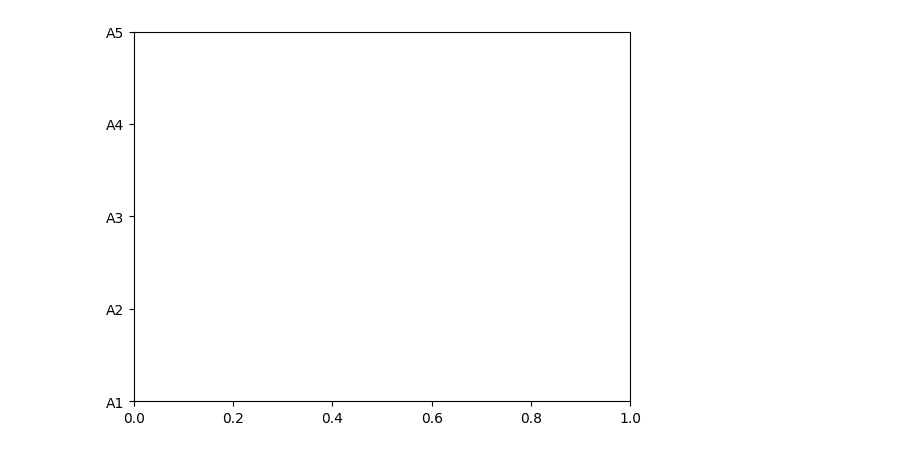
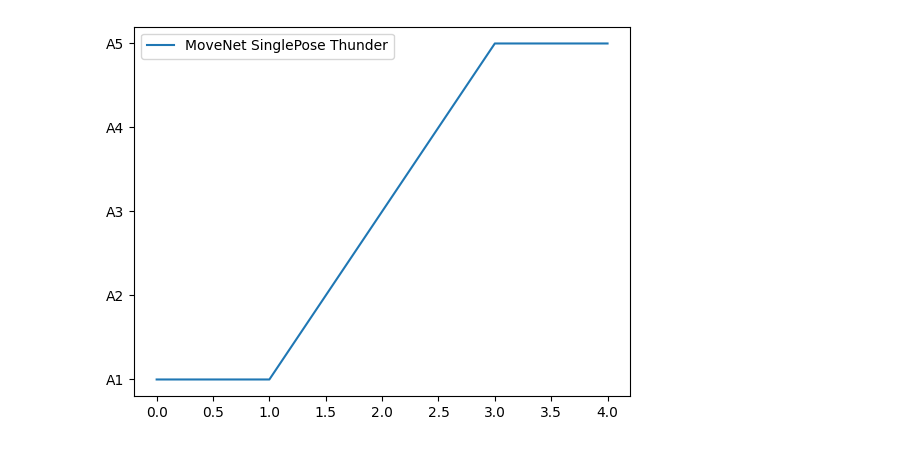
Before and after one commit to trinagle1289/kim-flutter-nodejs, a Jupyter notebook: python/plot-painter/JsonToPlot.ipynb, the cells around one changed output. Cells and saved outputs as stored; diff of their text form; code cells hidden in the pictures.

```diff
--- a/python/plot-painter/JsonToPlot.ipynb
+++ b/python/plot-painter/JsonToPlot.ipynb
@@ -12,9 +4,0 @@ POSE_LABEL = ["A1", "A2", "A3", "A4", "A5"]
-# %%
-frame_size = 10
-
-ax = plt.subplot()
-ax.set_yticks(range(5), POSE_LABEL)
-ax.
-plt.show()
-# %% [output]
-[figure, removed]
@@ -20,0 +11,44 @@ plt.show()
+# %%
+def draw_pose_result(
+    labels: list[str], model_type: str = None, ax: plt.Axes = None
+) -> plt.Axes:
+    """
+    繪製姿勢結果折線圖
+    labels: 姿勢標籤列表
+    model_type: 模型格式
+    ax: Matplotlib 座標資料
+    """
+    POSE_LABEL = ["A1", "A2", "A3", "A4", "A5"]
+    data = []
+
+    # 將標籤以數值的形式存入到 data 中
+    for lab in labels:
+        if lab == "A1":
+            data.append(0)
+        if lab == "A2":
+            data.append(1)
+        if lab == "A3":
+            data.append(2)
+        if lab == "A4":
+            data.append(3)
+        if lab == "A5":
+            data.append(4)
+
+    if ax is None:
+        ax = plt.gca()
+
+    ax.set_yticks(list(range(5)), POSE_LABEL)
+    ax.plot(range(len(data)), data, label=model_type)
+    return ax
+# %%
+poseData1 = utils.PoseData(JSON_FILE_1)
+labels = []
+for i in range(poseData1.get_number_of_frames()):
+    labels.append(poseData1.get_lhc_label(i, 0))
+
+ax = plt.subplot()
+draw_pose_result(labels=labels, model_type="MoveNet SinglePose Thunder")
+ax.legend()
+plt.show()
+# %% [output]
+[figure, added]
```
Also changed, not shown: parts of 4 cells of this notebook.
